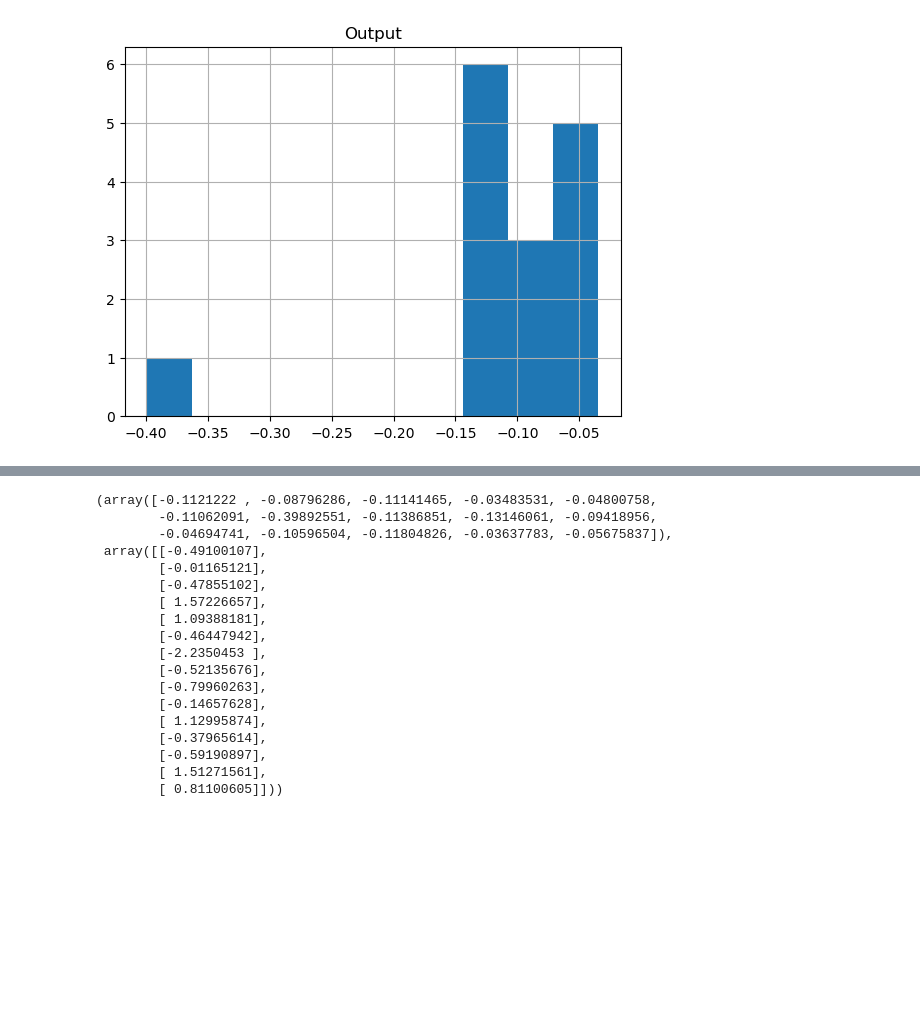
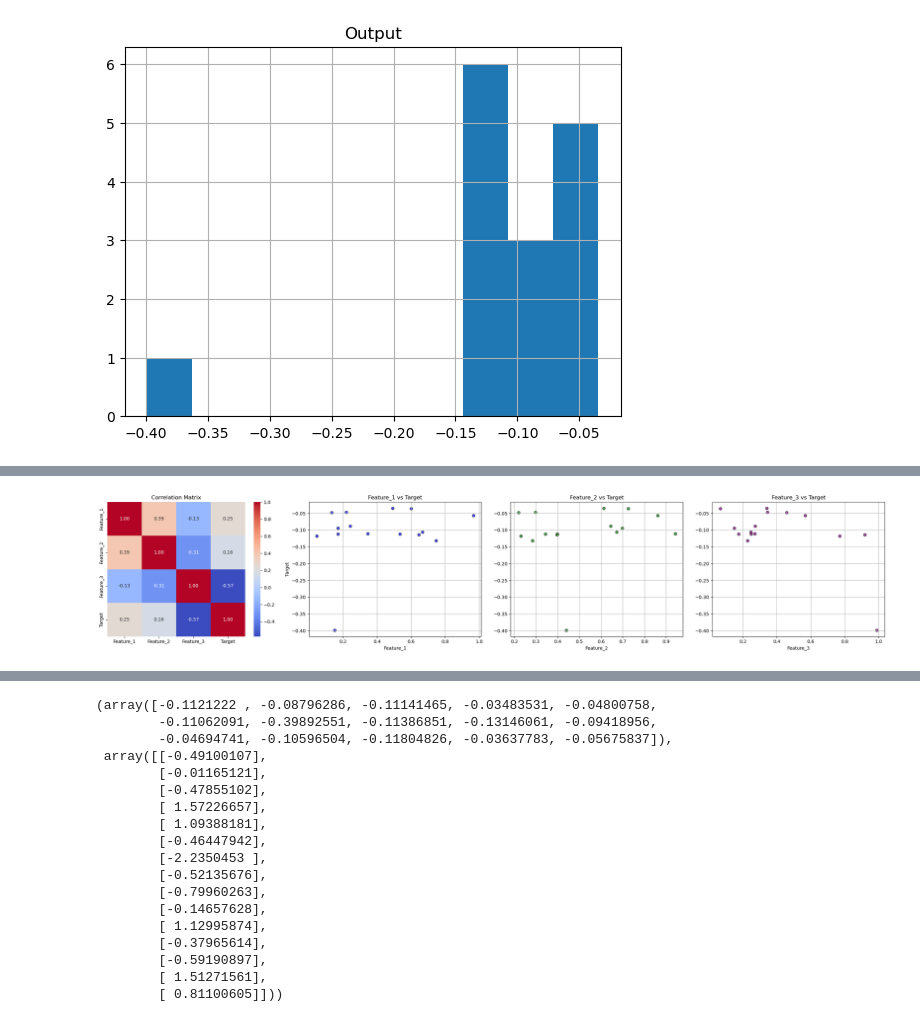
Before and after one commit to Alerdo/BlackBox-Bayesian_Optimisation, a Jupyter notebook: initial_data/0.0 notebooks/f3_optimisation.ipynb, the cells around one changed output, grey strips where cells are left out. Cells and saved outputs as stored; diff of their text form; code cells hidden in the pictures; blank space fills up the shorter version.

```diff
--- a/initial_data/0.0 notebooks/f3_optimisation.ipynb
+++ b/initial_data/0.0 notebooks/f3_optimisation.ipynb
@@ -203,0 +156,85 @@ Best score found on index 3
+# %%
+import numpy as np
+import matplotlib.pyplot as plt
+from scipy.interpolate import griddata
+import seaborn as sns
+
+# Ensure f1_out is 1D
+f1_out = f1_out.ravel()
+
+# Create a figure for the inline plots
+fig, axes = plt.subplots(1, 4, figsize=(24, 5))
+
+# **1. Correlation Matrix**
+# Convert f1_inp and f1_out to a single NumPy array for correlation
+data = np.hstack((f1_inp, f1_out.reshape(-1, 1)))
+
+# Calculate the correlation matrix
+correlation_matrix = np.corrcoef(data.T)
+
+# Plot correlation heatmap
+sns.heatmap(
+    correlation_matrix,
+    annot=True,
+    cmap="coolwarm",
+    fmt=".2f",
+    xticklabels=[f"Feature_{i+1}" for i in range(f1_inp.shape[1])] + ["Target"],
+    yticklabels=[f"Feature_{i+1}" for i in range(f1_inp.shape[1])] + ["Target"],
+    ax=axes[0]
+)
+axes[0].set_title("Correlation Matrix")
+
+# **2. Scatter Plot: Feature 1 vs Target**
+axes[1].scatter(f1_inp[:, 0], f1_out, color="blue", alpha=0.7, edgecolor="k")
+axes[1].set_xlabel("Feature_1")
+axes[1].set_ylabel("Target")
+axes[1].set_title("Feature_1 vs Target")
+axes[1].grid(True)
+
+# **3. Scatter Plot: Feature 2 vs Target (if exists)**
+if f1_inp.shape[1] > 1:
+    axes[2].scatter(f1_inp[:, 1], f1_out, color="green", alpha=0.7, edgecolor="k")
+    axes[2].set_xlabel("Feature_2")
+    axes[2].set_title("Feature_2 vs Target")
+    axes[2].grid(True)
+else:
+    axes[2].axis("off")
+    axes[2].set_title("Feature_2 vs Target (Not Available)")
+
+# **4. Scatter Plot: Feature 3 vs Target (if exists)**
+if f1_inp.shape[1] > 2:
+    axes[3].scatter(f1_inp[:, 2], f1_out, color="purple", alpha=0.7, edgecolor="k")
+    axes[3].set_xlabel("Feature_3")
+    axes[3].set_title("Feature_3 vs Target")
+    axes[3].grid(True)
+else:
+    axes[3].axis("off")
+    axes[3].set_title("Feature_3 vs Target (Not Available)")
+
+plt.tight_layout()
+plt.show()
+
+# **3D Scatter Plot for Three Features**
+# Only proceed if there are at least 3 features
+if f1_inp.shape[1] >= 3:
+    from mpl_toolkits.mplot3d import Axes3D  # import 3D plotting toolkit
+
+    fig = plt.figure(figsize=(10, 7))
+    ax = fig.add_subplot(111, projection="3d")
+
+    # Use the first three features for the 3D scatter plot
+    x, y, z = f1_inp[:, 0], f1_inp[:, 1], f1_inp[:, 2]
+    sc = ax.scatter(x, y, z, c=f1_out, cmap="viridis", edgecolor="k", s=60)
+
+    ax.set_xlabel("Feature 1")
+    ax.set_ylabel("Feature 2")
+    ax.set_zlabel("Feature 3")
+    plt.title("3D Scatter Plot: Features and Target (Color)")
+
+    cb = fig.colorbar(sc, ax=ax, shrink=0.5, aspect=10)
+    cb.set_label("Target")
+    plt.show()
+else:
+    print("3D scatter plot requires at least 3 features in the input data.")
+# %% [output]
+[figure, added]
```
Also changed, not shown: parts of 69 cells of this notebook, 5 other files.
